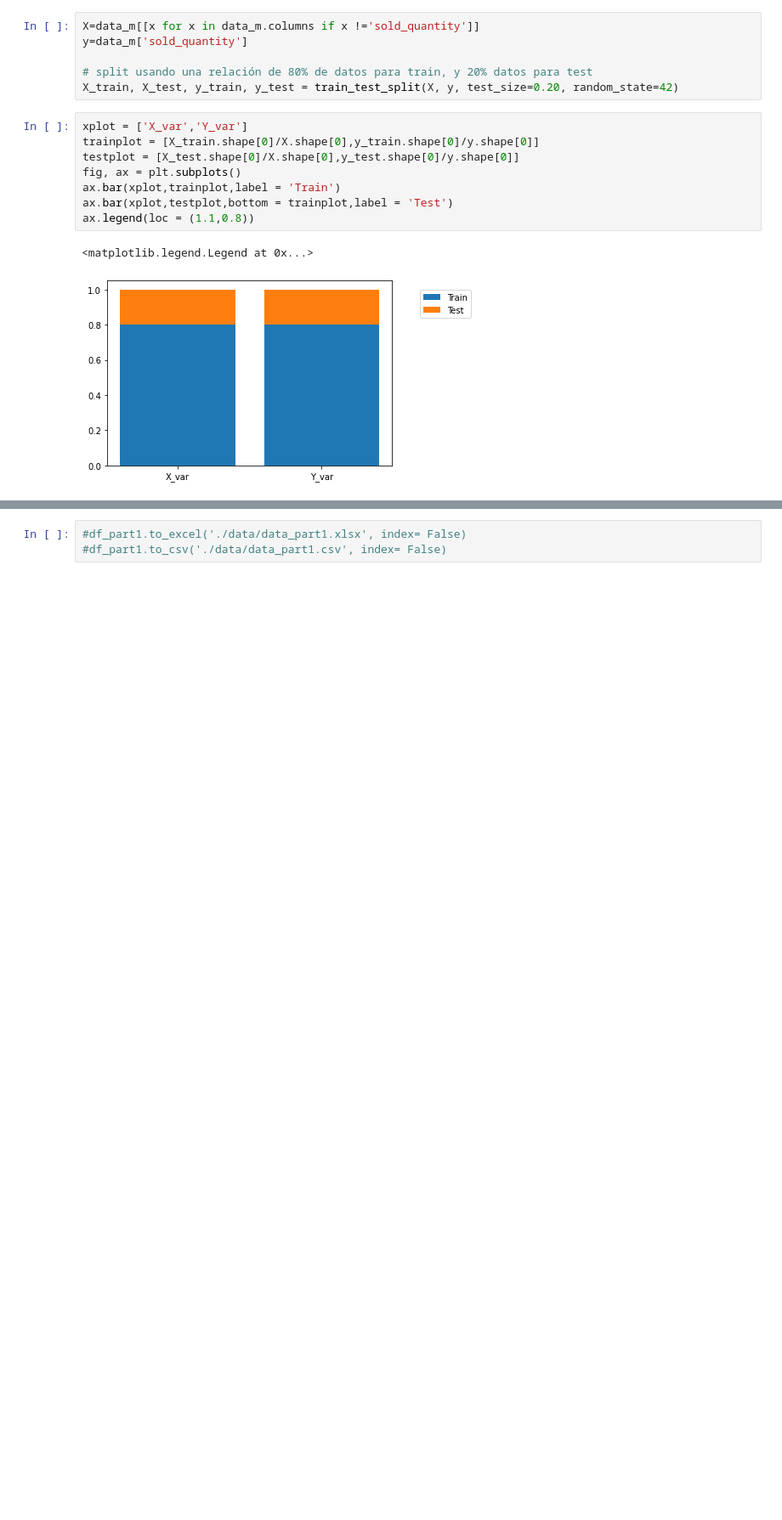
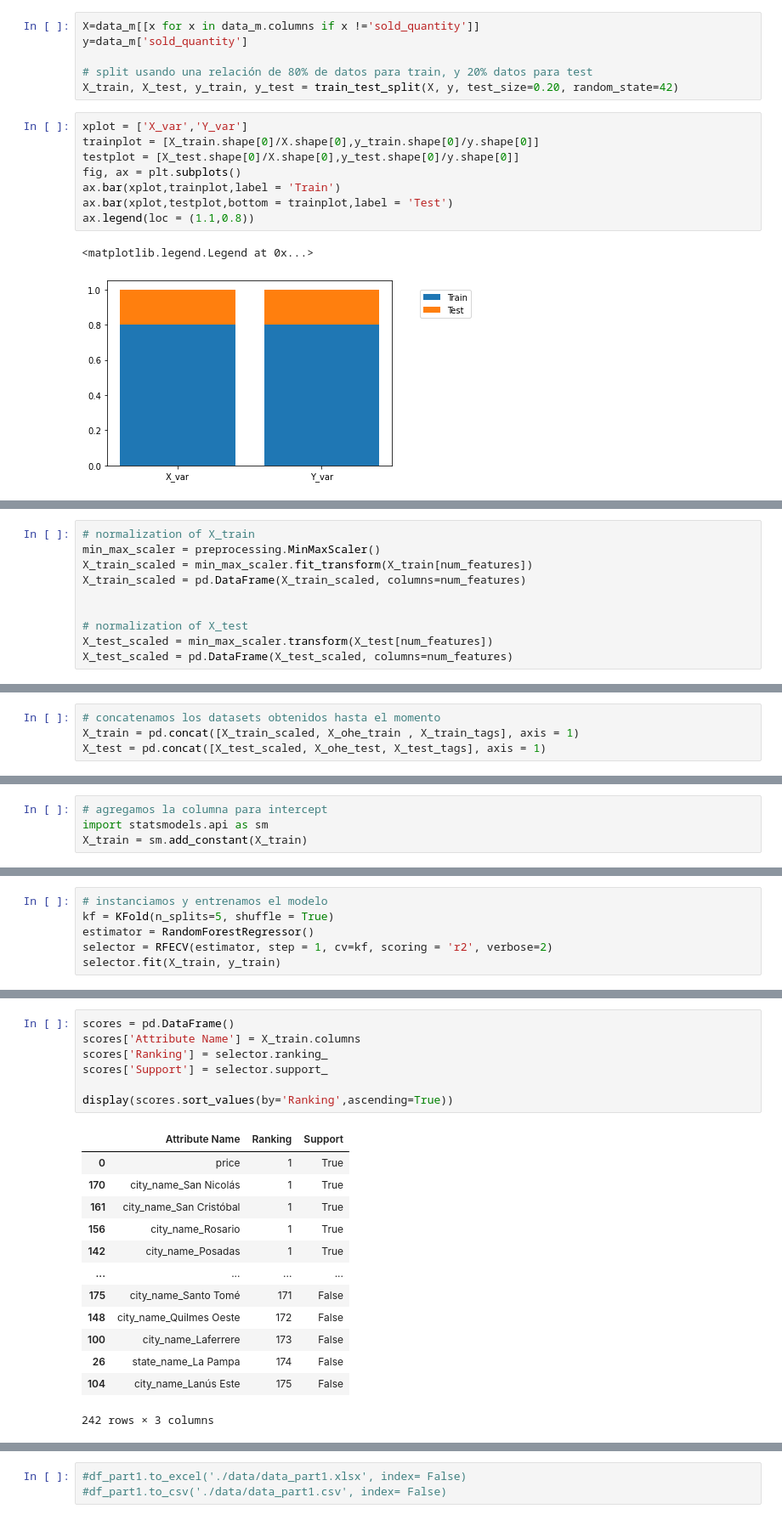
Before and after one commit to Mattzvl/EDA_API_ML, a Jupyter notebook: EDA_API_MELI_partII.ipynb, the cells around one changed output, grey strips where cells are left out. Shown: that part at 85% size. Cells and saved outputs as stored; diff of their text form; blank space fills up the shorter version.

Commit message:
update first attempt for model

```diff
--- a/EDA_API_MELI_partII.ipynb
+++ b/EDA_API_MELI_partII.ipynb
@@ -685,0 +800,10 @@ X_train
+# %%
+# normalization of X_train
+min_max_scaler = preprocessing.MinMaxScaler()
+X_train_scaled = min_max_scaler.fit_transform(X_train[num_features])
+X_train_scaled = pd.DataFrame(X_train_scaled, columns=num_features)
+
+
+# normalization of X_test
+X_test_scaled = min_max_scaler.transform(X_test[num_features])
+X_test_scaled = pd.DataFrame(X_test_scaled, columns=num_features)
@@ -685,0 +835,4 @@ X_train
+# %%
+# concatenamos los datasets obtenidos hasta el momento
+X_train = pd.concat([X_train_scaled, X_ohe_train , X_train_tags], axis = 1)
+X_test = pd.concat([X_test_scaled, X_ohe_test, X_test_tags], axis = 1)
@@ -685,0 +865,4 @@ X_train
+# %%
+# agregamos la columna para intercept
+import statsmodels.api as sm
+X_train = sm.add_constant(X_train)
@@ -685,0 +1015,6 @@ X_train
+# %%
+# instanciamos y entrenamos el modelo
+kf = KFold(n_splits=5, shuffle = True)
+estimator = RandomForestRegressor()
+selector = RFECV(estimator, step = 1, cv=kf, scoring = 'r2', verbose=2)
+selector.fit(X_train, y_train)
@@ -685,0 +1066,21 @@ X_train
+# %%
+scores = pd.DataFrame()
+scores['Attribute Name'] = X_train.columns
+scores['Ranking'] = selector.ranking_
+scores['Support'] = selector.support_
+
+display(scores.sort_values(by='Ranking',ascending=True))
+# %% [output]
+|  | Attribute Name | Ranking | Support |
+| 0 | price | 1 | True |
+| 170 | city_name_San Nicolás | 1 | True |
+| 161 | city_name_San Cristóbal | 1 | True |
+| 156 | city_name_Rosario | 1 | True |
+| 142 | city_name_Posadas | 1 | True |
+| ... | ... | ... | ... |
+| 175 | city_name_Santo Tomé | 171 | False |
+| 148 | city_name_Quilmes Oeste | 172 | False |
+| 100 | city_name_Laferrere | 173 | False |
+| 26 | state_name_La Pampa | 174 | False |
+| 104 | city_name_Lanús Este | 175 | False |
+242 rows × 3 columns
```
Also changed, not shown: parts of 82 cells of this notebook.
